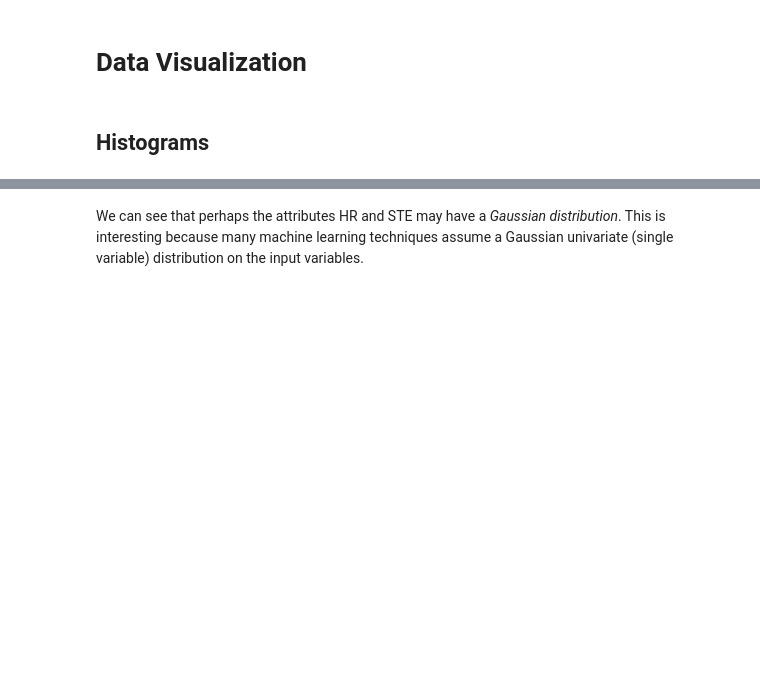
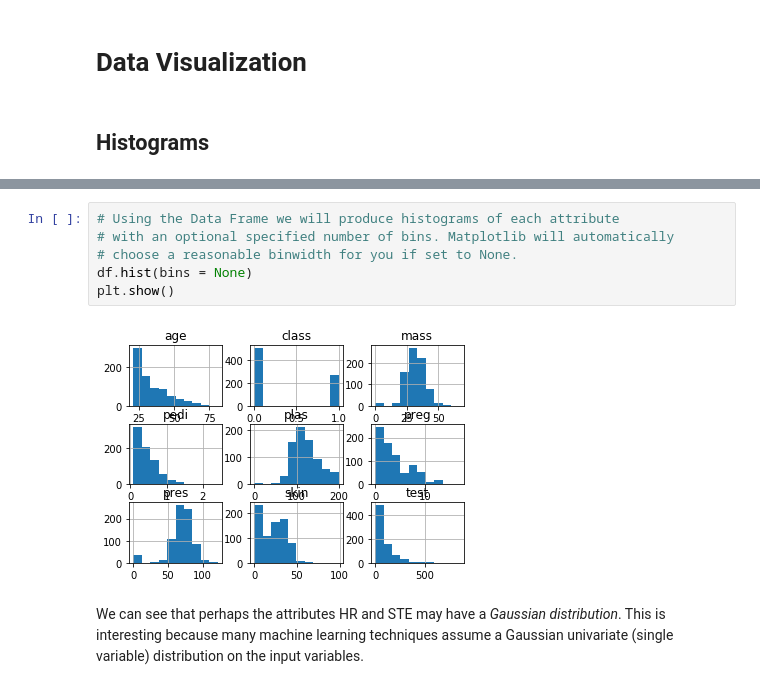
Before and after one commit to harperd/machine-learning, a Jupyter notebook: HeartAttackRisk.ipynb, the cells around one changed output, grey strips where cells are left out. Cells and saved outputs as stored; diff of their text form; blank space fills up the shorter version.

```diff
--- a/HeartAttackRisk.ipynb
+++ b/HeartAttackRisk.ipynb
@@ -73 +94,9 @@ plt.show()
+# %%
+# Using the Data Frame we will produce histograms of each attribute
+# with an optional specified number of bins. Matplotlib will automatically
+# choose a reasonable binwidth for you if set to None.
+df.hist(bins = None)
+plt.show()
+# %% [output]
+[figure, added]
 # %% [markdown]
```
Also changed, not shown: parts of 8 cells of this notebook.
